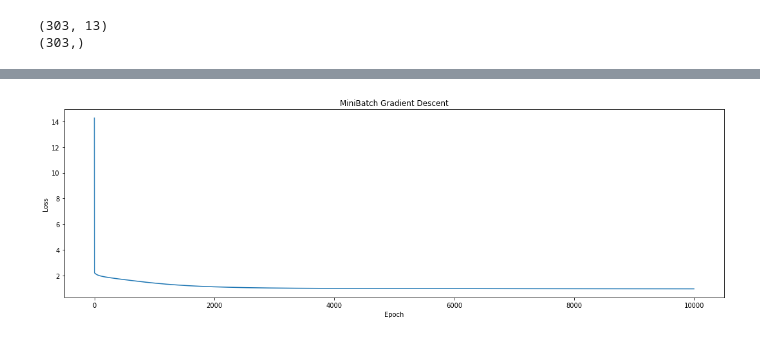
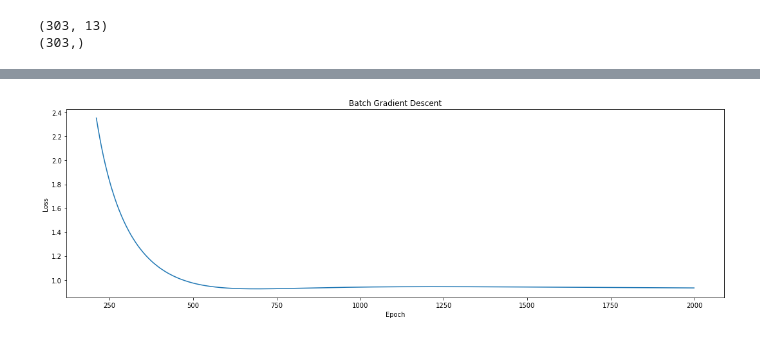
Before and after one commit to hduc-le/Machine-Learning---Coursework, a Jupyter notebook: Logistic Regression.ipynb, the cells around one changed output, grey strips where cells are left out. Drawn from its saved outputs; the diff is of its cells as text; code cells hidden in the pictures.

```diff
--- a/Logistic Regression.ipynb
+++ b/Logistic Regression.ipynb
@@ -8,7 +8,7 @@ import copy
 import warnings
 warnings.filterwarnings("ignore")
 # %%
-data = pd.read_csv('/content/heart.csv')
+data = pd.read_csv('./heart.csv')
 data.head()
 # %% [output]
 |  | age | sex | cp | trestbps | chol | fbs | restecg | thalach | exang | oldpeak | slope | ... |
@@ -107,7 +107,7 @@ class LogisticsRegression:
             self.MiniBatchGD()
     def BatchGD(self):
         '''
-            Perform Linear Regression by Batch Gradient Descent
+            Perform Logistic Regression by Batch Gradient Descent
         '''
         pass
         N, p = self.X.shape
@@ -118,7 +118,7 @@ class LogisticsRegression:
             self.w = self.w - self.lr * grad
             loss = cost_J(self.X, self.Y, self.w)
             self.hist.append(loss)
-            print(f'>> Epoch: {epoch}/{self.epochs}, Loss: {loss} =================== w: {self.w}')
+            print(f'>> Epoch: {epoch}/{self.epochs}, ================ Loss: {loss}')
             w_old = self.w
             self.weights[loss] = self.w
         self.coef_ = self.w[1:]
@@ -211,7 +211,7 @@ from sklearn.model_selection import train_test_split
 X_train, X_test, y_train, y_test = train_test_split(X, y, test_size=0.2, random_state=42)
 # %%
 # w_init = np.random.randn(p+1, 1) # initialize w
-model = LogisticsRegression(learning_rate=1e-5,epochs=10000)
+model = LogisticsRegression(learning_rate=1e-5,epochs=2000)
 model.fit(X_train, y_train, 'BGD')
 pred_prob = model.predict_proba(X_test)
 pred = model.predict(X_test)
@@ -236,13 +236,13 @@ Streaming output truncated to the last 5000 lines.
 # %%
 fig, ax = plt.subplots(1,1,figsize=(15,5))
 model.history(ax)
-ax.set_title('MiniBatch Gradient Descent')
+ax.set_title('Batch Gradient Descent')
 ax.set_xlabel('Epoch')
 ax.set_ylabel('Loss')
 plt.tight_layout()
 plt.show()
 # %% [output]
-[figure, old version]
+[figure, new version]
 # %%
 # Sklearn Logistic Regression
 skl_model = LogisticRegression()
```
Also changed, not shown: parts of 3 cells of this notebook.
